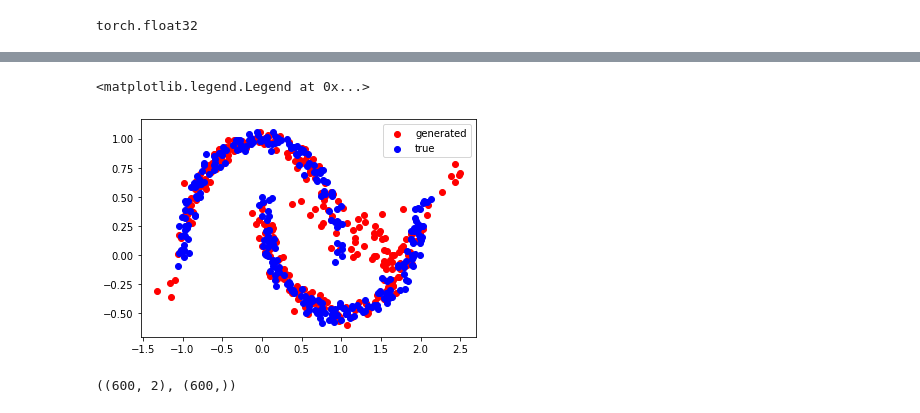
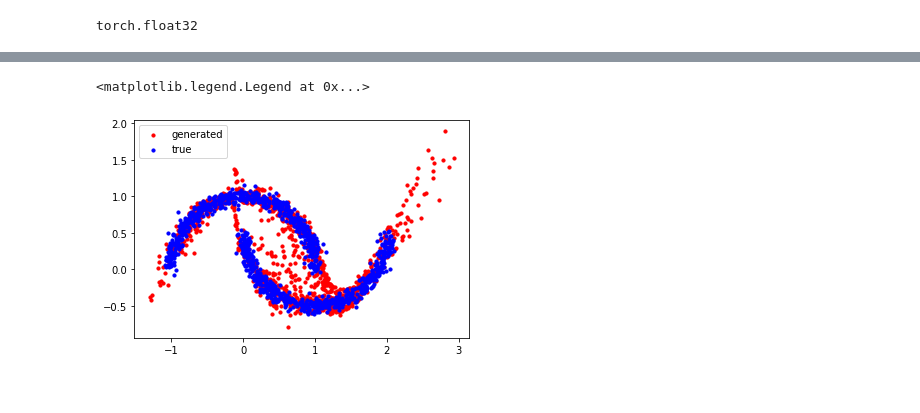
Before and after one commit to MaximArtemev/RICH-GAN-2019, a Jupyter notebook: notebooks/nf + xbg moon example.ipynb, the cells around one changed output, grey strips where cells are left out. Cells and saved outputs as stored; diff of their text form; code cells hidden in the pictures.

```diff
--- a/notebooks/nf + xbg moon example.ipynb
+++ b/notebooks/nf + xbg moon example.ipynb
@@ -102,11 +103,11 @@ class MAF(nn.Module):
             log_det += alpha
         return x, log_det
 # %%
-X, _ = make_moons(1000)
+X, _ = make_moons(10000)
 n, dim = X.shape
 X += np.random.normal(0, 0.05, X.shape)
 X = X.astype(np.float32)
-X_train, X_test = X[: n * 7 // 10], X[n * 7 // 10: ]
+X_train, X_test = X[: n * 2 // 10], X[n * 8 // 10: ]
 
 plt.scatter(X_train[:, 0], X_train[:, 1])
 # %% [output]
@@ -161,7 +158,7 @@ for epoch in range(len(metrics), epoches):
         fig, axs = plt.subplots(1, 2, figsize=(15, 6))
 
         axs[0].plot(np.arange(len(metrics)), metrics)
-        axs[1].imshow(probs)
+        axs[1].imshow(probs.T[::-1])
 
     plt.show()
 # %% [output]
@@ -169,22 +166,20 @@ for epoch in range(len(metrics), epoches):
 # %%
 X_generated = model.sample(len(X_test)).detach().cpu().numpy()
 y_generated = np.zeros(len(X_generated))
 y_test = np.ones(len(X_test))
 
 X_clf = np.vstack([X_test, X_generated])
-y_clf = np.hstack([y_test, y_generated])
+y_clf = np.hstack([y_test, y_generated]).astype(int)
 
-plt.scatter(X_clf[y_clf==0][:, 0], X_clf[y_clf==0][:, 1], c='red', label='generated')
-plt.scatter(X_clf[y_clf==1][:, 0], X_clf[y_clf==1][:, 1], c='blue', label='true')
+X_clf_train, X_clf_test, y_clf_train, y_clf_test = train_test_split(X_clf, y_clf, shuffle=True, test_size=0.4)
+
+plt.scatter(X_clf_train[y_clf_train==0][:, 0], X_clf_train[y_clf_train==0][:, 1], c='red', label='generated', s=10)
+plt.scatter(X_clf_train[y_clf_train==1][:, 0], X_clf_train[y_clf_train==1][:, 1], c='blue', label='true', s=10)
 
 plt.legend()
 # %% [output]
 <matplotlib.legend.Legend at 0x...>
-[figure, old version]
+[figure, new version]
-# %%
-X_clf.shape, y_clf.shape
-# %% [output]
-((600, 2), (600,))
 # %%
 params = dict(
     max_depth=5,
```
Also changed, not shown: parts of 20 cells of this notebook.
